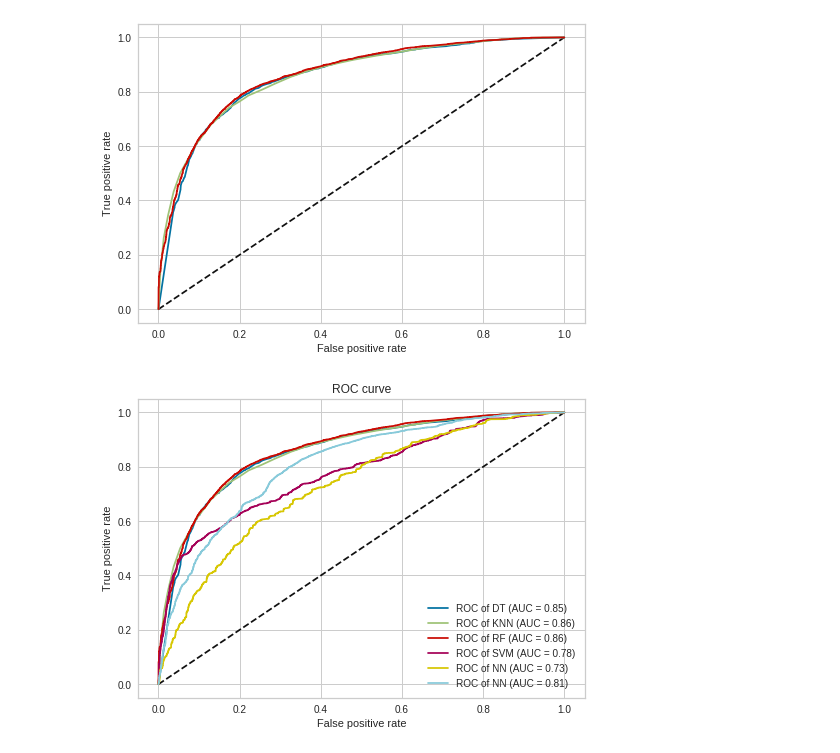
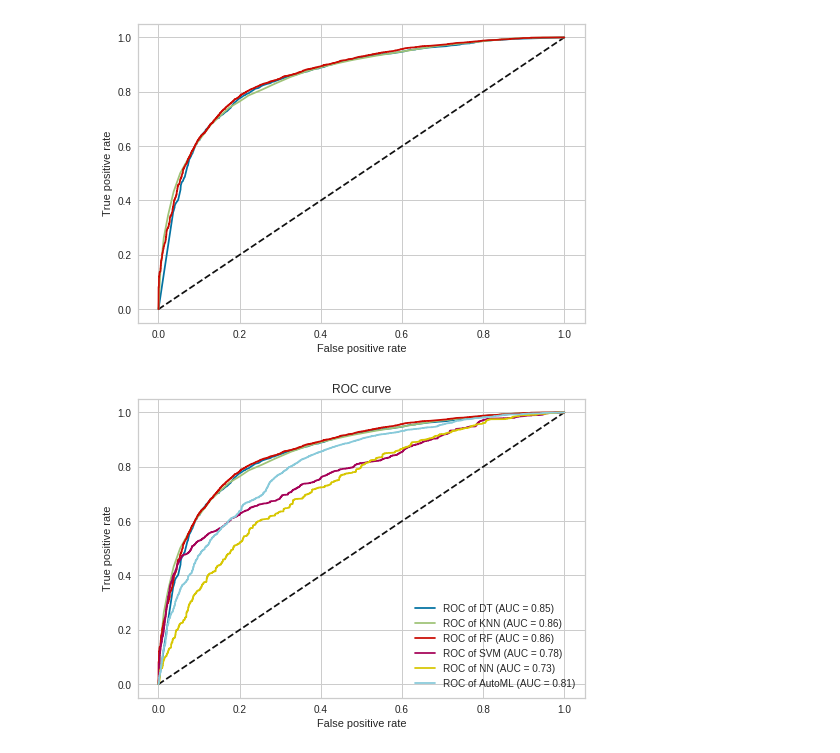
Before and after one commit to ngocbaosp/ML-Projects, a Jupyter notebook: AutoMLProject01.ipynb, the cells around one changed output. Saved outputs shown, nothing was run; the diff lists cells and outputs as text; code cells hidden in the pictures.

```diff
--- a/AutoMLProject01.ipynb
+++ b/AutoMLProject01.ipynb
@@ -564,19 +564,19 @@ NameError: ignored
 # %%
 plt.figure(1)
 plt.plot([0, 1], [0, 1], 'k--')
 plt.xlabel('False positive rate')
 plt.ylabel('True positive rate')
 
 plt.plot(fpr_dt, tpr_dt, label='ROC of DT (AUC = %0.2f)' % roc_auc)
 plt.plot(knn_fpr_dt, knn_tpr_dt, label='ROC of KNN (AUC = %0.2f)' % knn_roc_auc)
 plt.plot(rf_fpr, rf_tpr, label='ROC of RF (AUC = %0.2f)' % rf_roc_auc)
 plt.plot(svm_fpr, svm_tpr, label='ROC of SVM (AUC = %0.2f)' % svm_roc_auc)
 plt.plot(nn_fpr, nn_tpr, label='ROC of NN (AUC = %0.2f)' % nn_roc_auc)
-plt.plot(AutoML_fpr, AutoML_tpr, label='ROC of NN (AUC = %0.2f)' % AutoML_roc_auc)
+plt.plot(AutoML_fpr, AutoML_tpr, label='ROC of AutoML (AUC = %0.2f)' % AutoML_roc_auc)
 
 
 plt.title('ROC curve')
 plt.legend(loc='best')
 plt.show()
 # %% [output]
-[figure, old version]
+[figure, new version]
```
Also changed, not shown: parts of 1 cell of this notebook.
